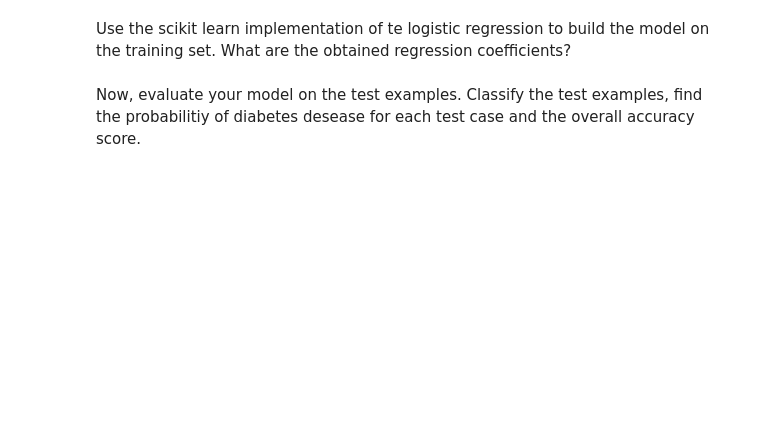
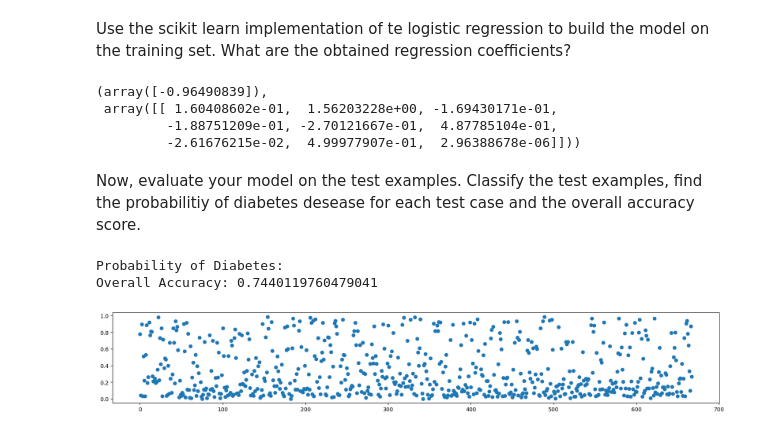
Before and after one commit to kamil271e/snum-lab, a Jupyter notebook: lab5_regression/logistic_regression.ipynb, the cells around one changed output. Drawn from its saved outputs; the diff is of its cells as text; code cells hidden in the pictures; blank space fills up the shorter version.

Commit message:
Lab5: Logistic regression finished

```diff
--- a/lab5_regression/logistic_regression.ipynb
+++ b/lab5_regression/logistic_regression.ipynb
@@ -106,4 +141,5 @@ data.head()
 Firstly, we add the intercept column (value equal to 1 for all rows), just for easier futher analysis.
 # %%
 #TODO add column
+data['intercept'] = 1
 data.head()
@@ -112,4 +171,33 @@ Next, we divide our data into train and test. Let's just leave last 100 cases in
+# %%
+test_size = 100
+X, y = data.drop(['Class'],axis=1), data['Class']
+X_train, X_test = X.iloc[-test_size:], X.iloc[:-test_size]
+y_train, y_test = y.iloc[-test_size:], y.iloc[:-test_size]
 # %% [markdown]
 Use the scikit learn implementation of te logistic regression to build the model on the training set. What are the obtained regression coefficients?
+# %%
+clf = LogisticRegression()
+clf.fit(X_train, y_train)
+
+clf.intercept_, clf.coef_
+# %% [output]
+(array([-0.96490839]),
+ array([[ 1.60408602e-01,  1.56203228e+00, -1.69430171e-01,
+         -1.88751209e-01, -2.70121667e-01,  4.87785104e-01,
+         -2.61676215e-02,  4.99977907e-01,  2.96388678e-06]]))
 # %% [markdown]
 Now, evaluate your model on the test examples. Classify the test examples, find the probabilitiy of diabetes desease for each test case and the overall accuracy score.
+# %%
+from sklearn.metrics import accuracy_score
+y_hat = clf.predict(X_test)
+p = clf.predict_proba(X_test)[:, 1]
+accuracy = accuracy_score(y_test, y_hat)
+
+print("Probability of Diabetes:")
+plt.figure(figsize=(20,3))
+plt.scatter(np.arange(len(p)),p)
+print("Overall Accuracy:", accuracy)
+# %% [output]
+Probability of Diabetes:
+Overall Accuracy: 0.7440119760479041
+[figure, added]
```
Also changed, not shown: parts of 8 cells of this notebook.
